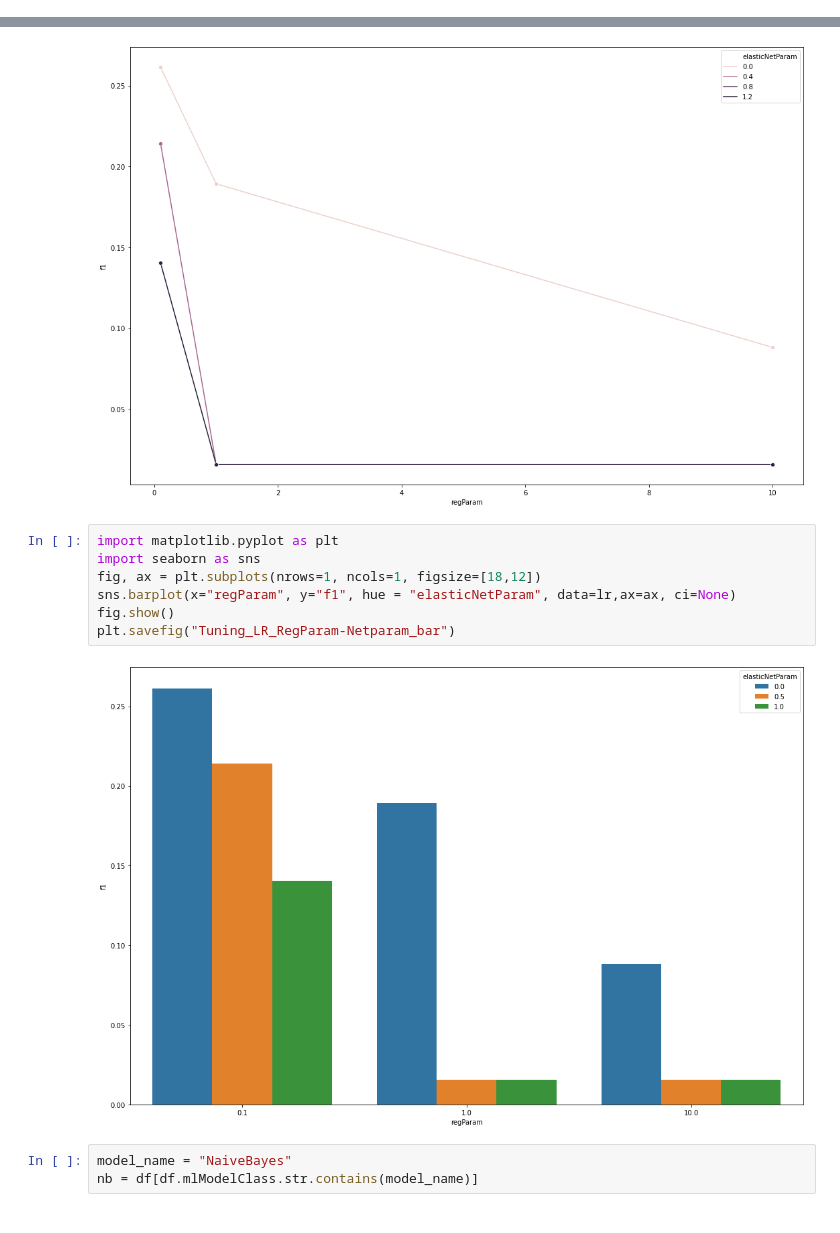
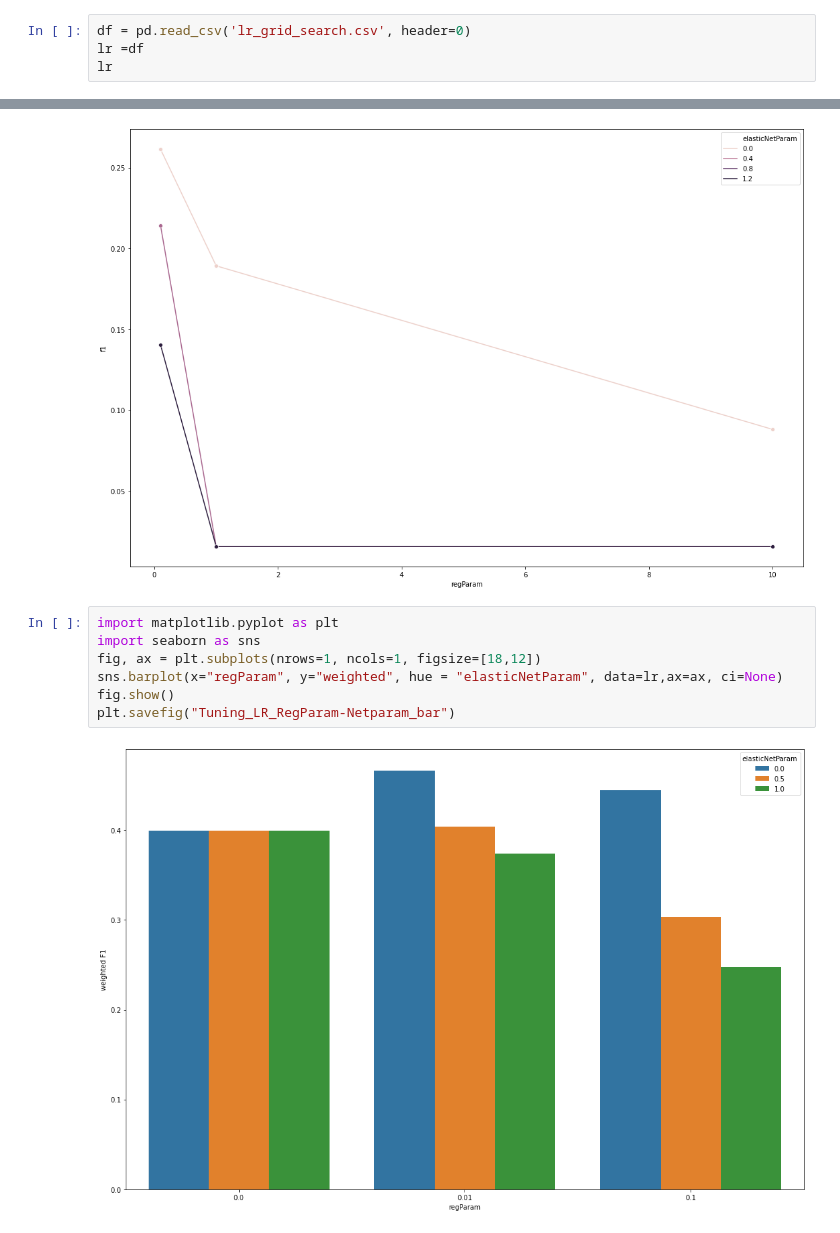
Before and after one commit to mklasby/ENSF_612_Project, a Jupyter notebook: Results/Tag_1/diagrams.ipynb, the cells around one changed output, grey strips where cells are left out. Saved outputs shown, nothing was run; the diff lists cells and outputs as text.

```diff
--- a/Results/Tag_1/diagrams.ipynb
+++ b/Results/Tag_1/diagrams.ipynb
@@ -89,0 +67,4 @@ lr
+# %%
+df = pd.read_csv('lr_grid_search.csv', header=0)
+lr =df
+lr
@@ -135,12 +134,9 @@ plt.savefig("Tuning_LR_RegParam-Netparam")
 # %%
 import matplotlib.pyplot as plt
 import seaborn as sns
 fig, ax = plt.subplots(nrows=1, ncols=1, figsize=[18,12])
-sns.barplot(x="regParam", y="f1", hue = "elasticNetParam", data=lr,ax=ax, ci=None)
+sns.barplot(x="regParam", y="weighted", hue = "elasticNetParam", data=lr,ax=ax, ci=None)
 fig.show()
 plt.savefig("Tuning_LR_RegParam-Netparam_bar")
 # %% [output]
-[figure, old version]
+[figure, new version]
-# %%
-model_name = "NaiveBayes"
-nb = df[df.mlModelClass.str.contains(model_name)]
```
Also changed, not shown: parts of 10 cells of this notebook, 41 other files.
